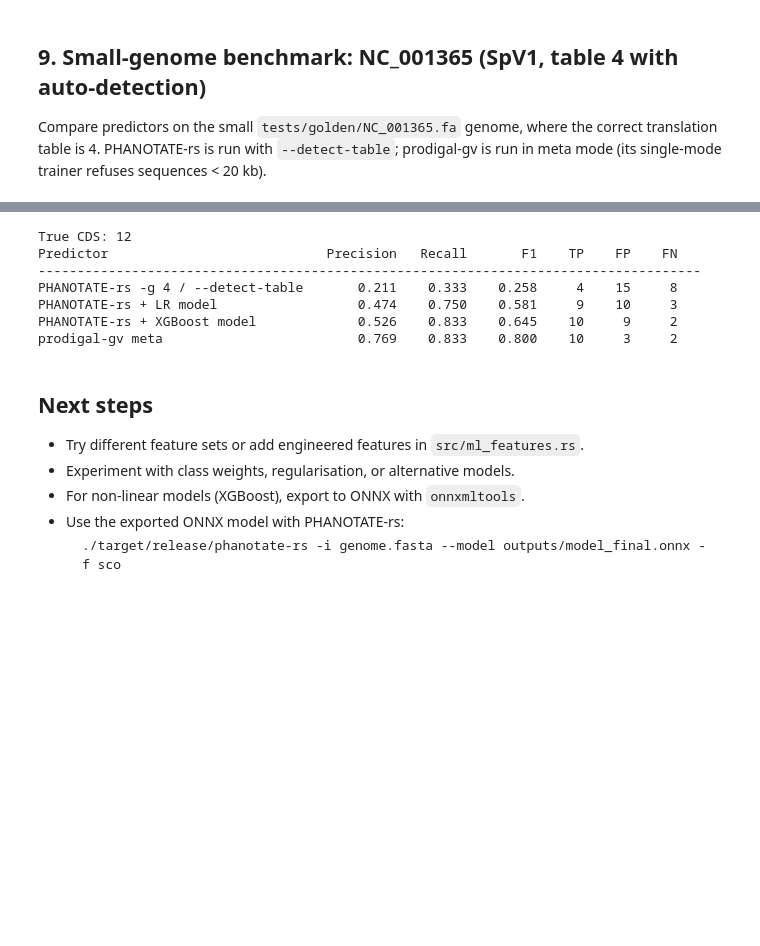
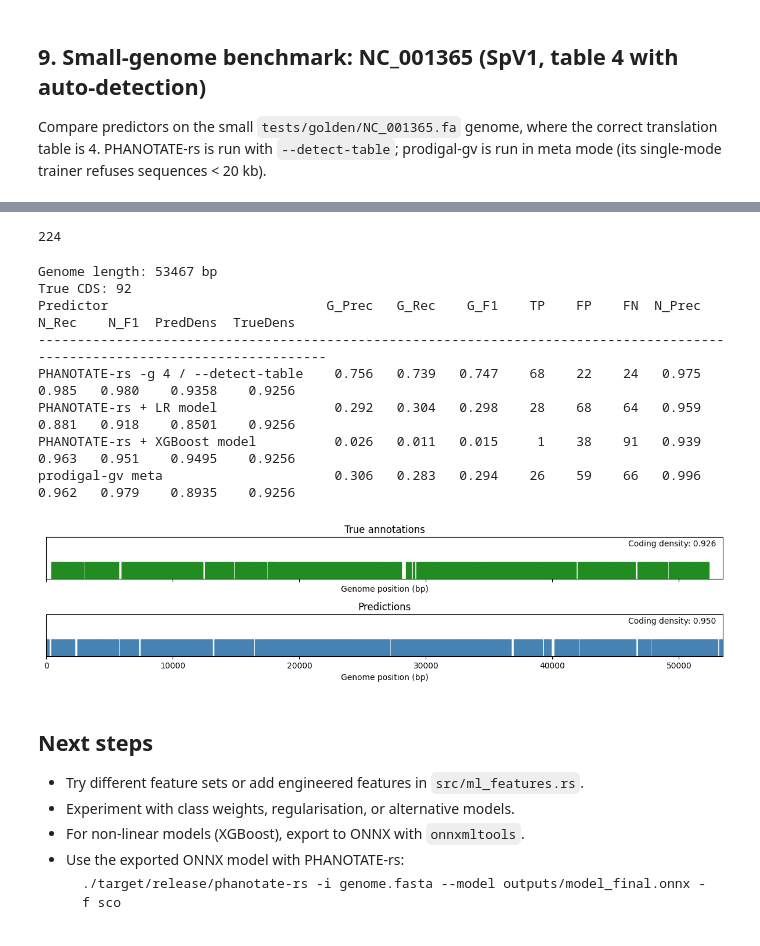
Before and after one commit to Yasas1994/PHANOTATE-rs, a Jupyter notebook: notebooks/01_orf_score_model.ipynb, the cells around one changed output, grey strips where cells are left out. Saved outputs shown, nothing was run; the diff lists cells and outputs as text; code cells hidden in the pictures; blank space fills up the shorter version.

```diff
--- a/notebooks/01_orf_score_model.ipynb
+++ b/notebooks/01_orf_score_model.ipynb
@@ -716,38 +1483,66 @@ Compare predictors on the small `tests/golden/NC_001365.fa` genome, where the co
+# %%
+128+64+32
+# %% [output]
+224
 # %%
-NC_001365_FASTA = Path("../tests/golden/NC_001365.fa").resolve()
-NC_001365_GB = Path("../tests/golden/NC_001365.gb").resolve()
+NC_001365_FASTA = Path("../tests/golden/annotgenomes_fa/NC_054814.fa").resolve()
+NC_001365_GB = Path("../tests/golden/annotgenomes_gb/NC_054814.gb").resolve()
 
 nc_true = genome_cds_set(NC_001365_GB)
+nc_seq, _ = parse_genbank(str(NC_001365_GB))
+nc_len = len(nc_seq)
+print(f"Genome length: {nc_len} bp")
 print(f"True CDS: {len(nc_true)}")
 
-nc_default_detect = predict_genes(NC_001365_FASTA, Path("/dev/null"), table=4)  # same as --detect-table result
-nc_lr = predict_genes(NC_001365_FASTA, onnx_path, table=4)
-nc_xgb = predict_genes(NC_001365_FASTA, xgb_path, table=4)
+nc_default_detect = predict_genes(NC_001365_FASTA, Path("../models/default.onnx"), table=11)  # same as --detect-table result
+nc_lr = predict_genes(NC_001365_FASTA, onnx_path, table=11)
+nc_xgb = predict_genes_phanotate_rs_conda(
+    xgb_path,
+    NC_001365_FASTA,
+    table=4,
+    model_threshold=0.5,
+    overlap_lambda=0,
+    overlap_threshold=0.7,
+    overlap_penalty_weight=0.3,
+    model_scale=0.5,
+)
 
 # prodigal-gv in meta mode (table-4 training requires >= 20 kb)
-nc_seq, _ = parse_genbank(str(NC_001365_GB))
 gf_nc = pyrodigal_gv.ViralGeneFinder(meta=True)
 nc_pgv = set((min(g.begin, g.end), max(g.begin, g.end)) for g in gf_nc.find_genes(nc_seq))
 
-print(f"{"Predictor":<35} {"Precision":>10} {"Recall":>8} {"F1":>8} {"TP":>5} {"FP":>5} {"FN":>5}")
-print("-" * 85)
+print(f"{'Predictor':<35} {'G_Prec':>7} {'G_Rec':>7} {'G_F1':>7} {'TP':>5} {'FP':>5} {'FN':>5} {'N_Prec':>7} {'N_Rec':>7} {'N_F1':>7} {'PredDens':>9} {'TrueDens':>9}")
+print("-" * 125)
+true_density = coding_density(nc_true, nc_len)
 for label, preds in [
     ("PHANOTATE-rs -g 4 / --detect-table", nc_default_detect),
     ("PHANOTATE-rs + LR model", nc_lr),
     ("PHANOTATE-rs + XGBoost model", nc_xgb),
     ("prodigal-gv meta", nc_pgv),
 ]:
-    m = gene_metrics(preds, nc_true)
-    p, r, f1, tp, fp, fn = m["precision"], m["recall"], m["f1"], m["tp"], m["fp"], m["fn"]
-    print(f"{label:<35} {p:>10.3f} {r:>8.3f} {f1:>8.3f} {tp:>5} {fp:>5} {fn:>5}")
+    gm = gene_metrics(preds, nc_true)
+    nm = nucleotide_metrics(preds, nc_true)
+    pred_density = coding_density(preds, nc_len)
+    print(
+        f"{label:<35} "
+        f"{gm['precision']:>7.3f} {gm['recall']:>7.3f} {gm['f1']:>7.3f} "
+        f"{gm['tp']:>5} {gm['fp']:>5} {gm['fn']:>5} "
+        f"{nm['precision']:>7.3f} {nm['recall']:>7.3f} {nm['f1']:>7.3f} "
+        f"{pred_density:>9.4f} {true_density:>9.4f}"
+    )
 # %% [output]
-True CDS: 12
-Predictor                            Precision   Recall       F1    TP    FP    FN
--------------------------------------------------------------------------------------
-PHANOTATE-rs -g 4 / --detect-table       0.211    0.333    0.258     4    15     8
-PHANOTATE-rs + LR model                  0.474    0.750    0.581     9    10     3
-PHANOTATE-rs + XGBoost model             0.526    0.833    0.645    10     9     2
-prodigal-gv meta                         0.769    0.833    0.800    10     3     2
+Genome length: 53467 bp
+True CDS: 92
+Predictor                            G_Prec   G_Rec    G_F1    TP    FP    FN  N_Prec   N_Rec    N_F1  PredDens  TrueDens
+-----------------------------------------------------------------------------------------------------------------------------
+PHANOTATE-rs -g 4 / --detect-table    0.756   0.739   0.747    68    22    24   0.975   0.985   0.980    0.9358    0.9256
+PHANOTATE-rs + LR model               0.292   0.304   0.298    28    68    64   0.959   0.881   0.918    0.8501    0.9256
+PHANOTATE-rs + XGBoost model          0.026   0.011   0.015     1    38    91   0.939   0.963   0.951    0.9495    0.9256
+prodigal-gv meta                      0.306   0.283   0.294    26    59    66   0.996   0.962   0.979    0.8935    0.9256
+# %%
+fig = compare_coding_regions(nc_true, nc_xgb, nc_len)
+# %% [output]
+[figure, added]
 # %% [markdown]
 ## Next steps
 
```
Also changed, not shown: parts of 46 cells of this notebook, 9 other files.
